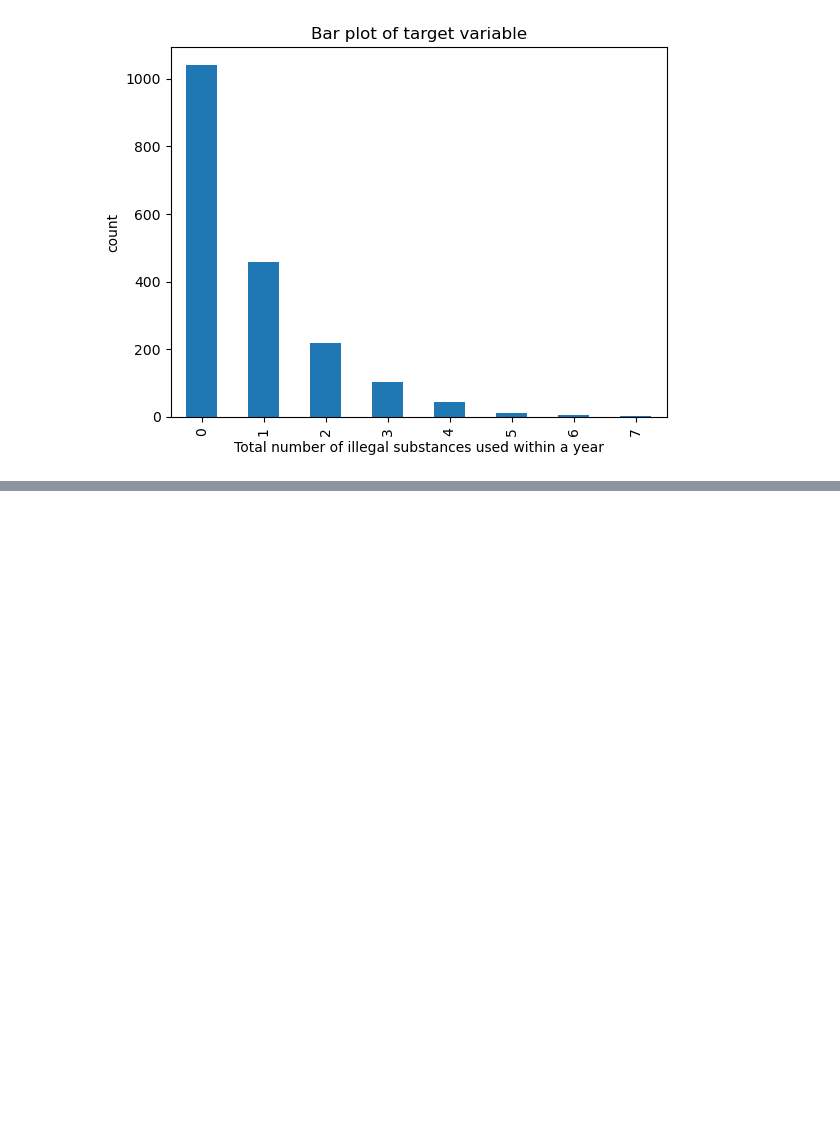
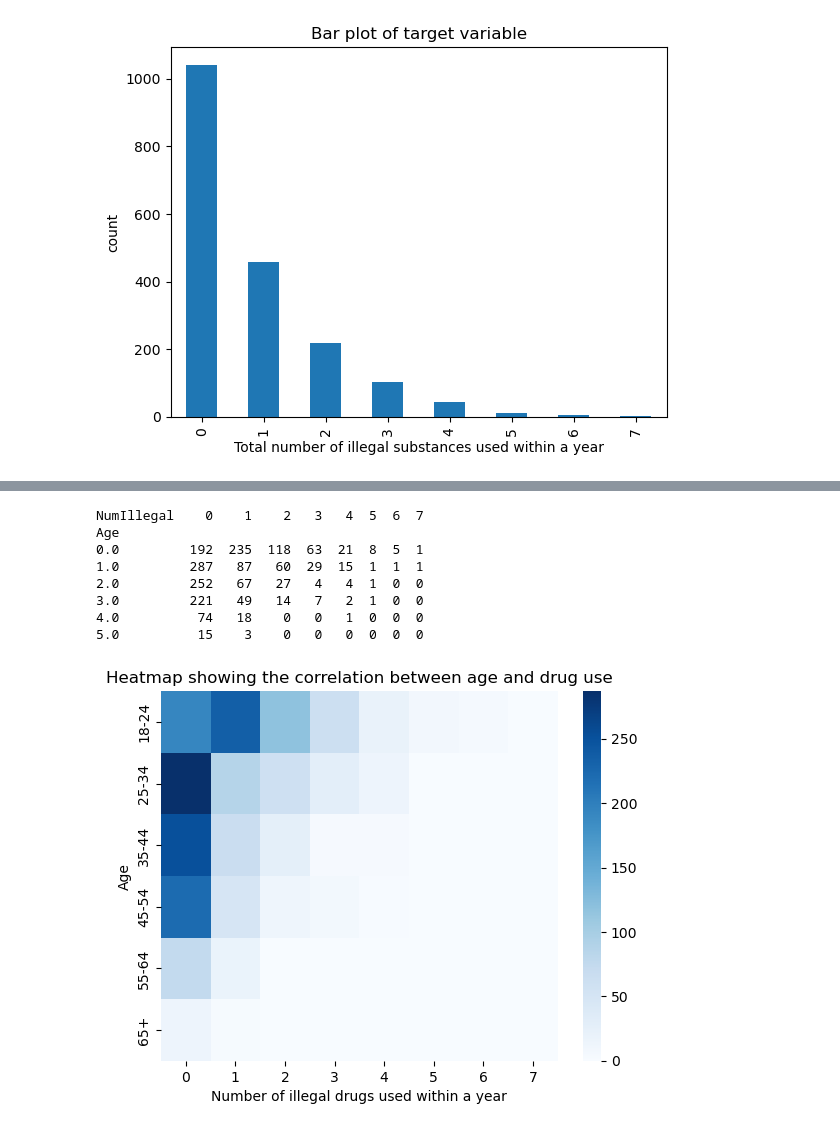
Before and after one commit to CynthiaCZ/DATA1030_project, a Jupyter notebook: EDA.ipynb, the cells around one changed output, grey strips where cells are left out. Saved outputs shown, nothing was run; the diff lists cells and outputs as text; code cells hidden in the pictures; blank space fills up the shorter version.

```diff
--- a/EDA.ipynb
+++ b/EDA.ipynb
@@ -149,4 +175,25 @@ X_train, y_train, X_val, y_val, X_test, y_test = basic_split(X,y,train_size,val_
 # %%
-# one hot encoding: gender, country, ethicity
+# one hot encoding: gender, country, ethnicity
+categorical_ftrs = ['Gender','Country','Ethnicity']
+enc = OneHotEncoder(sparse=False, handle_unknown='ignore')
+
+# fit on X_train
+enc.fit(X_train[categorical_ftrs])
+ohe_ftrs = enc.get_feature_names_out(categorical_ftrs)
+
+# transform X_train
+ohe_train = enc.transform(X_train[categorical_ftrs])
+X_train = X_train.drop(categorical_ftrs, axis=1)
+X_train[ohe_ftrs] = ohe_train
+
+# transform X_val
+ohe_val = enc.transform(X_val[categorical_ftrs])
+X_val = X_val.drop(categorical_ftrs, axis=1)
+X_val[ohe_ftrs] = ohe_val
+
+# transform X_test
+ohe_test = enc.transform(X_test[categorical_ftrs])
+X_test = X_test.drop(categorical_ftrs, axis=1)
+X_test[ohe_ftrs] = ohe_test
 # %%
 # normalize numerical features
@@ -152,0 +266,20 @@ X_train, y_train, X_val, y_val, X_test, y_test = basic_split(X,y,train_size,val_
+# %%
+Age_NumIllegal = transformed_df.groupby(['Age','NumIllegal']).size().unstack(fill_value=0)
+print(Age_NumIllegal)
+yticks = ['18-24', '25-34', '35-44', '45-54', '55-64', '65+']
+seaborn.heatmap(Age_NumIllegal, cmap="Blues", yticklabels=yticks)
+
+plt.title('Heatmap showing the correlation between age and drug use')
+plt.ylabel('Age')
+plt.xlabel('Number of illegal drugs used within a year')
+plt.show()
+# %% [output]
+NumIllegal    0    1    2   3   4  5  6  7
+Age
+0.0         192  235  118  63  21  8  5  1
+1.0         287   87   60  29  15  1  1  1
+2.0         252   67   27   4   4  1  0  0
+3.0         221   49   14   7   2  1  0  0
+4.0          74   18    0   0   1  0  0  0
+5.0          15    3    0   0   0  0  0  0
+[figure, added]
```
Also changed, not shown: parts of 11 cells of this notebook.
